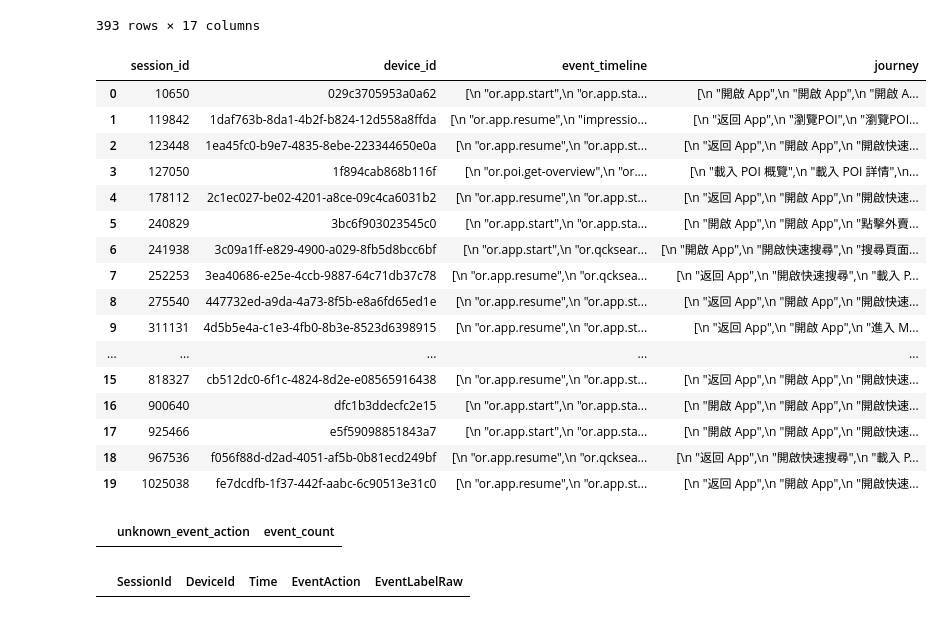
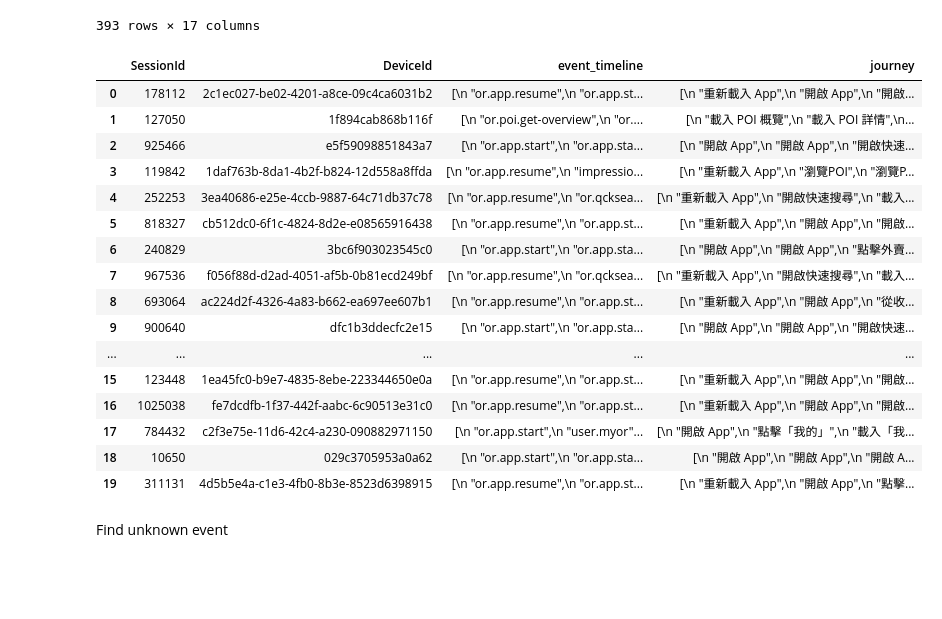
Before and after one commit to lenaopr/2026_09, a Jupyter notebook: 2026_09_17/takeaway_entry.ipynb, the cells around one changed output. Saved outputs shown, nothing was run; the diff lists cells and outputs as text; code cells hidden in the pictures; blank space fills up the shorter version.

Commit message:
entry source done

```diff
--- a/2026_09_17/takeaway_1.ipynb
+++ b/2026_09_17/takeaway_entry.ipynb
@@ -64,13 +64,12 @@ df_bq
 import pandas as pd
 import json
 
-# 將 EventAction 對應成宏觀行為標籤
 def classify_event(event_action):
     action = str(event_action).strip().lower()
 
     event_mapping = {
         "or.app.start": "開啟 App",
-        "or.app.resume": "返回 App",
+        "or.app.resume": "重新載入 App",
         "or.qcksearch": "開啟快速搜尋",
         "or.search.quick": "搜尋餐廳",
         "or.search.layer": "搜尋頁面",
@@ -86,8 +85,8 @@ def classify_event(event_action):
         "or.takeaway.place-order": "確認下單",
         "or.takeaway.pay": "付款",
         "user.bookmark.poi": "新增收藏",
-        "or.myor.bkmpoi": "從收藏清單進入 POI",
-        "myor.search.bkmpoi": "瀏覽收藏清單",
+        "or.myor.bkmpoi": "點擊「已收藏」",
+        "myor.search.bkmpoi": "瀏覽收藏POI",
         "or.search.themelist.takeaway": "點擊外賣自取按鈕",
 
         "or.myor.orderlist": "載入「我的訂單」列表",
@@ -97,7 +96,7 @@ def classify_event(event_action):
         "or.app.openpush": "從 push notification 開啟 App",
         "myor.search.bkmpoi": "從收藏清單搜尋收藏 POI ",
         "user.review.write": "撰寫評論",
-        "user.myor": "進入 MyOR/個人中心",
+        "user.myor": "點擊「我的」",
         "or.poi.get-reviews": "載入餐廳評論",
         "or.poi.review.back": "離開餐廳評論",
         "or.search.nearby": "附近餐廳搜尋",
@@ -108,7 +107,13 @@ def classify_event(event_action):
         "or.deeplink.get-poi": "由 deep link 獲取 POI",
         "view.sr1.promotion": "查看搜尋結果中的廣告",
         "or.poi.photo.detail": "查看餐廳相片詳情",
-        "user.share.poi": "分享餐廳"
+        "user.share.poi": "分享餐廳",
+
+        "or.bookmark.get-poi": "點擊收藏POI",
+        "or.search.layer.search": "使用搜尋頁面進行搜尋",  # whatkey:下午茶
+        "user.unbookmark.poi": "取消收藏",
+        "or.search.back": "離開搜尋頁面"
+
     }
 
     return event_mapping.get(action, "其他事件")
@@ -116,9 +121,7 @@ def classify_event(event_action):
 # 時間排序，避免同一 session 的 event 順序混亂
 tracking_source = df_bq.copy()
 tracking_source["Time"] = pd.to_datetime(tracking_source["Time"])
-tracking_source = tracking_source.sort_values(
-    ["DeviceId", "SessionId", "Time"]
-)
+tracking_source = tracking_source.sort_values(["Time"])
 
 # 保留 EventAction 原文，並產生對應的行為判斷
 tracking_source["event_action_raw"] = (
@@ -130,55 +133,49 @@ tracking_source["event_action_raw"] = (
 tracking_source["event_journey"] = (
     tracking_source["EventAction"]
     .apply(classify_event)
 )
 
 # 每個 DeviceId + SessionId 一行；timeline 與 journey 的相同 index 互相對應
 behavior_tracking = (
     tracking_source
-    .groupby(["SessionId", "DeviceId"], as_index=False)
+    .groupby(["SessionId", "DeviceId"], as_index=False, sort=False)
     .agg(
         event_timeline=(
             "event_action_raw",
             lambda events: json.dumps(
                 events.tolist(),
                 ensure_ascii=False,
                 indent=2
             )
         ),
         journey=(
             "event_journey",
             lambda indicators: json.dumps(
                 indicators.tolist(),
                 ensure_ascii=False,
                 indent=2
             )
         ),
     )
-    .rename(
-        columns={
-            "SessionId": "session_id",
-            "DeviceId": "device_id",
-        }
-    )
 )
 
 behavior_tracking
 # %% [output]
-|  | session_id | device_id | event_timeline | journey |
-| 0 | 10650 | 029c3705953a0a62 | [\n "or.app.start",\n "or.app.sta... | [\n "開啟 App",\n "開啟 App",\n "開啟 A... |
-| 1 | 119842 | 1daf763b-8da1-4b2f-b824-12d558a8ffda | [\n "or.app.resume",\n "impressio... | [\n "返回 App",\n "瀏覽POI",\n "瀏覽POI... |
-| 2 | 123448 | 1ea45fc0-b9e7-4835-8ebe-223344650e0a | [\n "or.app.resume",\n "or.app.st... | [\n "返回 App",\n "開啟 App",\n "開啟快速... |
-| 3 | 127050 | 1f894cab868b116f | [\n "or.poi.get-overview",\n "or.... | [\n "載入 POI 概覽",\n "載入 POI 詳情",\n... |
-| 4 | 178112 | 2c1ec027-be02-4201-a8ce-09c4ca6031b2 | [\n "or.app.resume",\n "or.app.st... | [\n "返回 App",\n "開啟 App",\n "開啟快速... |
-| 5 | 240829 | 3bc6f903023545c0 | [\n "or.app.start",\n "or.app.sta... | [\n "開啟 App",\n "開啟 App",\n "點擊外賣... |
-| 6 | 241938 | 3c09a1ff-e829-4900-a029-8fb5d8bcc6bf | [\n "or.app.start",\n "or.qcksear... | [\n "開啟 App",\n "開啟快速搜尋",\n "搜尋頁面... |
-| 7 | 252253 | 3ea40686-e25e-4ccb-9887-64c71db37c78 | [\n "or.app.resume",\n "or.qcksea... | [\n "返回 App",\n "開啟快速搜尋",\n "載入 P... |
-| 8 | 275540 | 447732ed-a9da-4a73-8f5b-e8a6fd65ed1e | [\n "or.app.resume",\n "or.app.st... | [\n "返回 App",\n "開啟 App",\n "開啟快速... |
-| 9 | 311131 | 4d5b5e4a-c1e3-4fb0-8b3e-8523d6398915 | [\n "or.app.resume",\n "or.app.st... | [\n "返回 App",\n "開啟 App",\n "進入 M... |
+|  | SessionId | DeviceId | event_timeline | journey |
+| 0 | 178112 | 2c1ec027-be02-4201-a8ce-09c4ca6031b2 | [\n "or.app.resume",\n "or.app.st... | [\n "重新載入 App",\n "開啟 App",\n "開啟... |
+| 1 | 127050 | 1f894cab868b116f | [\n "or.poi.get-overview",\n "or.... | [\n "載入 POI 概覽",\n "載入 POI 詳情",\n... |
+| 2 | 925466 | e5f59098851843a7 | [\n "or.app.start",\n "or.app.sta... | [\n "開啟 App",\n "開啟 App",\n "開啟快速... |
+| 3 | 119842 | 1daf763b-8da1-4b2f-b824-12d558a8ffda | [\n "or.app.resume",\n "impressio... | [\n "重新載入 App",\n "瀏覽POI",\n "瀏覽P... |
+| 4 | 252253 | 3ea40686-e25e-4ccb-9887-64c71db37c78 | [\n "or.app.resume",\n "or.qcksea... | [\n "重新載入 App",\n "開啟快速搜尋",\n "載入... |
+| 5 | 818327 | cb512dc0-6f1c-4824-8d2e-e08565916438 | [\n "or.app.resume",\n "or.app.st... | [\n "重新載入 App",\n "開啟 App",\n "開啟... |
+| 6 | 240829 | 3bc6f903023545c0 | [\n "or.app.start",\n "or.app.sta... | [\n "開啟 App",\n "開啟 App",\n "點擊外賣... |
+| 7 | 967536 | f056f88d-d2ad-4051-af5b-0b81ecd249bf | [\n "or.app.resume",\n "or.qcksea... | [\n "重新載入 App",\n "開啟快速搜尋",\n "載入... |
+| 8 | 693064 | ac224d2f-4326-4a83-b662-ea697ee607b1 | [\n "or.app.resume",\n "or.app.st... | [\n "重新載入 App",\n "開啟 App",\n "從收... |
+| 9 | 900640 | dfc1b3ddecfc2e15 | [\n "or.app.start",\n "or.app.sta... | [\n "開啟 App",\n "開啟 App",\n "開啟快速... |
 | ... | ... | ... | ... | ... |
-| 15 | 818327 | cb512dc0-6f1c-4824-8d2e-e08565916438 | [\n "or.app.resume",\n "or.app.st... | [\n "返回 App",\n "開啟 App",\n "開啟快速... |
-| 16 | 900640 | dfc1b3ddecfc2e15 | [\n "or.app.start",\n "or.app.sta... | [\n "開啟 App",\n "開啟 App",\n "開啟快速... |
-| 17 | 925466 | e5f59098851843a7 | [\n "or.app.start",\n "or.app.sta... | [\n "開啟 App",\n "開啟 App",\n "開啟快速... |
-| 18 | 967536 | f056f88d-d2ad-4051-af5b-0b81ecd249bf | [\n "or.app.resume",\n "or.qcksea... | [\n "返回 App",\n "開啟快速搜尋",\n "載入 P... |
-| 19 | 1025038 | fe7dcdfb-1f37-442f-aabc-6c90513e31c0 | [\n "or.app.resume",\n "or.app.st... | [\n "返回 App",\n "開啟 App",\n "開啟快速... |
+| 15 | 123448 | 1ea45fc0-b9e7-4835-8ebe-223344650e0a | [\n "or.app.resume",\n "or.app.st... | [\n "重新載入 App",\n "開啟 App",\n "開啟... |
+| 16 | 1025038 | fe7dcdfb-1f37-442f-aabc-6c90513e31c0 | [\n "or.app.resume",\n "or.app.st... | [\n "重新載入 App",\n "開啟 App",\n "開啟... |
+| 17 | 784432 | c2f3e75e-11d6-42c4-a230-090882971150 | [\n "or.app.start",\n "user.myor"... | [\n "開啟 App",\n "點擊「我的」",\n "載入「我... |
+| 18 | 10650 | 029c3705953a0a62 | [\n "or.app.start",\n "or.app.sta... | [\n "開啟 App",\n "開啟 App",\n "開啟 A... |
+| 19 | 311131 | 4d5b5e4a-c1e3-4fb0-8b3e-8523d6398915 | [\n "or.app.resume",\n "or.app.st... | [\n "重新載入 App",\n "開啟 App",\n "點擊... |
 # %%
@@ -186,3 +183,5 @@ behavior_tracking.to_csv("behavior_tracking.csv", index=False, encoding="utf-8-s
+# %% [markdown]
+Find unknown event
 # %%
 def list_unknown_events(dataframe):
     event_mapping = {
@@ -203,10 +202,9 @@ def list_unknown_events(dataframe):
         "or.takeaway.place-order",
         "or.takeaway.pay",
         "user.bookmark.poi",
-        "or.myor.bkmPOI",
-        "myor.search.bkmPOI",
+        "or.myor.bkmpoi",
+        "myor.search.bkmpoi",
         "or.search.themelist.takeaway",
-
         "or.myor.orderlist",
         "or.poi.get-photos.food",
         "or.search.layer.tips",
@@ -247,10 +245,9 @@ def list_unknown_events(dataframe):
 
 
 unknown_events = list_unknown_events(df_bq)
-unknown_events
+#unknown_events
-# %% [output]
-|  | unknown_event_action | event_count |
 # %%
+# locate unknown event
 unknown_event_details = tracking_source[
     tracking_source["EventAction"]
     .fillna("(empty event action)")
@@ -262,6 +259,4 @@ unknown_event_details = tracking_source[
     ["SessionId", "DeviceId", "Time", "EventAction", "EventLabelRaw"]
 ]
 
-unknown_event_details
+#unknown_event_details
-# %% [output]
-|  | SessionId | DeviceId | Time | EventAction | EventLabelRaw |
```
Also changed, not shown: parts of 5 cells of this notebook, 2 other files.
